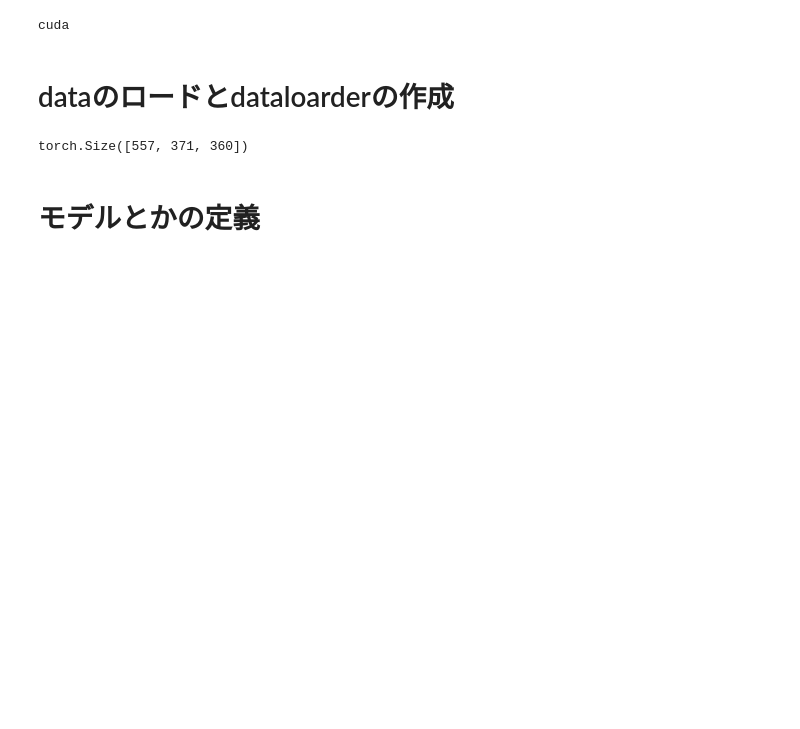
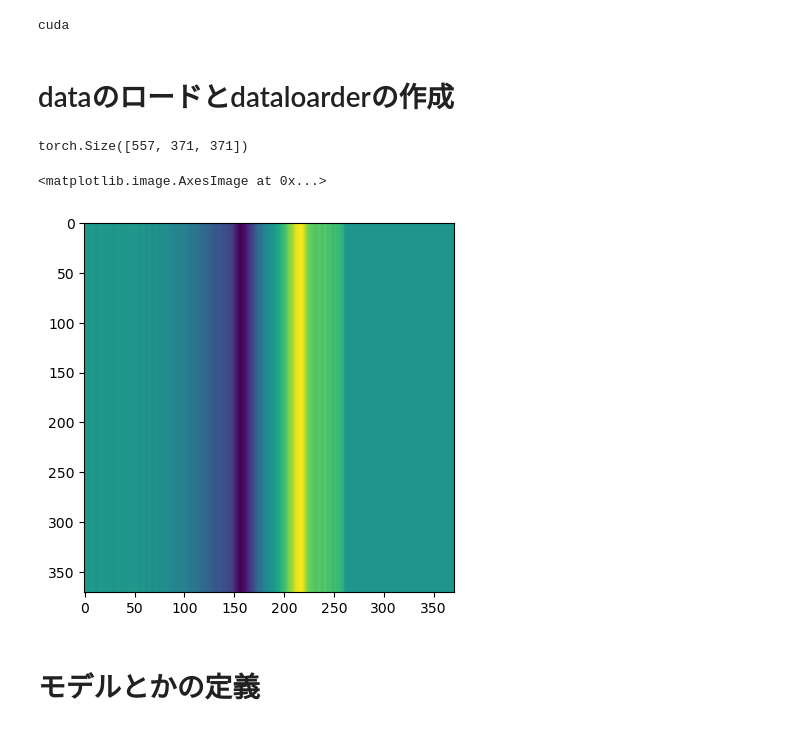
Before and after one commit to ogayuuki0202/iBOS_CUDA, a Jupyter notebook: reconstruction.ipynb, the cells around one changed output. Drawn from its saved outputs; the diff is of its cells as text; code cells hidden in the pictures; blank space fills up the shorter version.

```diff
--- a/reconstruction.ipynb
+++ b/reconstruction.ipynb
@@ -35,11 +23,14 @@ cuda
 # %%
 #ファイルのロード
 sinogram_path="sinogram/sinogram_2410.npy"
 sinogram=np.load(sinogram_path,allow_pickle=True)
-sinogram_tensor=torch.tensor(sinogram).to(device)#tensor型に直す
+sinogram_tensor=torch.FloatTensor(sinogram).permute(0, 2, 1).to(device)#tensor型に直す
 print(sinogram_tensor.shape)
+plt.imshow(sinogram_tensor[100,:,:].cpu())
 # %% [output]
-torch.Size([557, 371, 360])
+torch.Size([557, 371, 371])
+<matplotlib.image.AxesImage at 0x...>
+[figure, added]
 # %%
 #daaloarderの作成
 batch_size=600 #ミニバッチのサイズを指定
```
Also changed, not shown: parts of 6 cells of this notebook, 6 other files.
